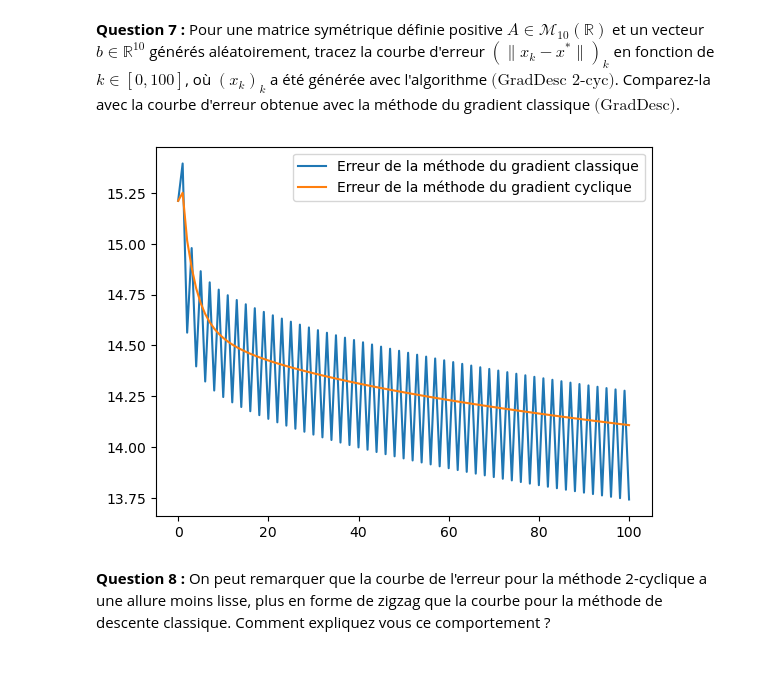
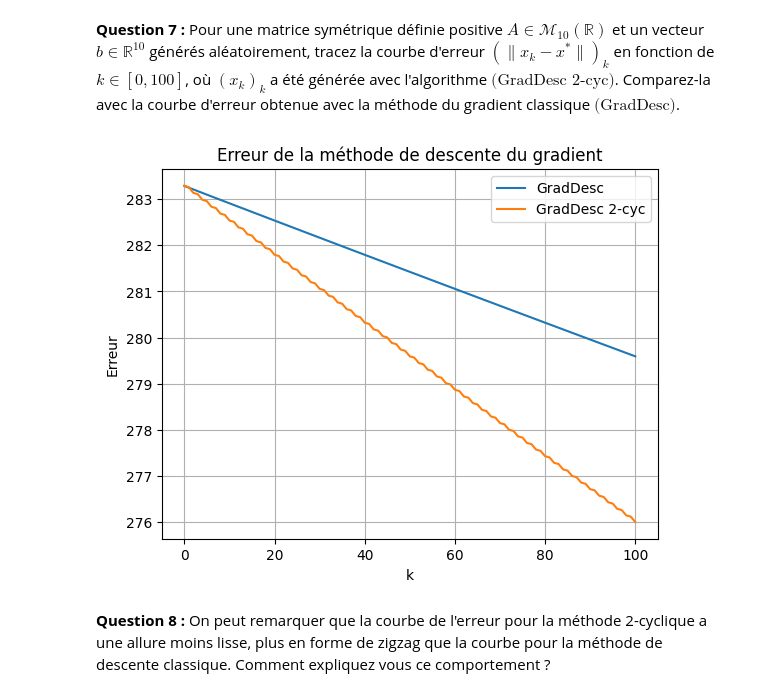
Before and after one commit to AmaelMSC/DmOpti, a Jupyter notebook: DM_2025.ipynb, the cells around one changed output. Cells and saved outputs as stored; diff of their text form; code cells hidden in the pictures; blank space fills up the shorter version.

```diff
--- a/DM_2025.ipynb
+++ b/DM_2025.ipynb
@@ -238,34 +245,34 @@ def GradDesc2(A,b,x0,h,k):
 # %% [markdown]
 **Question 7 :**  Pour une matrice symétrique définie positive $A \in \mathcal{M}_{10} (\mathbb{R})$ et un vecteur $b \in \mathbb{R}^{10}$ générés aléatoirement, tracez la courbe d'erreur $(\| x_k - x^* \|)_k$ en fonction de $k \in [0,100]$, où $(x_k)_k$ a été générée avec l'algorithme $\text{(GradDesc 2-cyc)}$. Comparez-la avec la courbe d'erreur obtenue avec la méthode du gradient classique $\text{(GradDesc)}$.
 # %%
-N = 10
-B = np.random.randn(N,N)
-A = B.T @ B
-b = np.random.randn(N)
-x0 = np.random.randn(N)
+
+A = np.random.rand(10, 10)
+A = A.T @ A
+b = np.random.rand(10)
+x0 = np.random.rand(10)
+x_star = la.inv(A) @ b
+k = 100
 lmax = la.norm(A,2)
+lmin = la.norm(A,-2)
+h = 2/(lmax + lmin)
+h_opt = 2/(lmax + lmin)
+h1_opt = (2/(lmax + lmin)) / (1 + (lmax-lmin)/(lmax+lmin)*np.cos(np.pi/4))
+h2_opt = (2/(lmax + lmin)) / (1 + (lmax-lmin)/(lmax+lmin)*np.cos(3*np.pi/4))
 
-xstar = la.inv(A) @ b
-
-µ = la.norm(A, -2)
-L = la.norm(A, 2)
-hopt = 2 / (µ + L)
-h1opt = (2 / (L + µ) ) / (1 + ((L-µ) / (L + µ)) * np.cos(np.pi / 4))
-h2opt = (2 / (L + µ) ) / (1 + ((L-µ) / (L + µ)) * np.cos(3 * np.pi / 4))
-
-
-def errorDiff(x):
-        return la.norm(x-xstar)
-fGrad = np.array([errorDiff(x) for x in suiteGrad])
-fGradCyc = np.array([errorDiff(x) for x in suiteGradCyc])
-suiteGrad = algo_grad(A,b, x0, 2 / lmax, 100 )
-suiteGradCyc = GradDesc2(A,b,x0,np.array([h1opt, h2opt]), 100)
+suiteGrad = GradDesc(A, b, x0, h_opt, k)
+erreursGrade = [la.norm(x - x_star) for x in suiteGrad]
+suiteGradCyc = GradDesc2(A, b, x0, [h1_opt, h2_opt], k)
+erreursGradCyc = [la.norm(x - x_star) for x in suiteGradCyc]
 # %%
-plt.plot(fGrad, label="Erreur de la méthode du gradient classique")
-plt.plot(fGradCyc, label="Erreur de la méthode du gradient cyclique")
+plt.plot(erreursGrade, label = "GradDesc")
+plt.plot(erreursGradCyc, label = "GradDesc 2-cyc")
+plt.xlabel("k")
+plt.ylabel("Erreur")
+plt.title("Erreur de la méthode de descente du gradient")
 plt.legend()
+plt.grid(True)
 plt.show()
 # %% [output]
-[figure, old version]
+[figure, new version]
 # %% [markdown]
 **Question 8 :** On peut remarquer que la courbe de l'erreur pour la méthode 2-cyclique a une allure moins lisse, plus en forme de zigzag que la courbe pour la méthode de descente classique. Comment expliquez vous ce comportement ?
```
Also changed, not shown: parts of 22 cells of this notebook, 3 other files.
